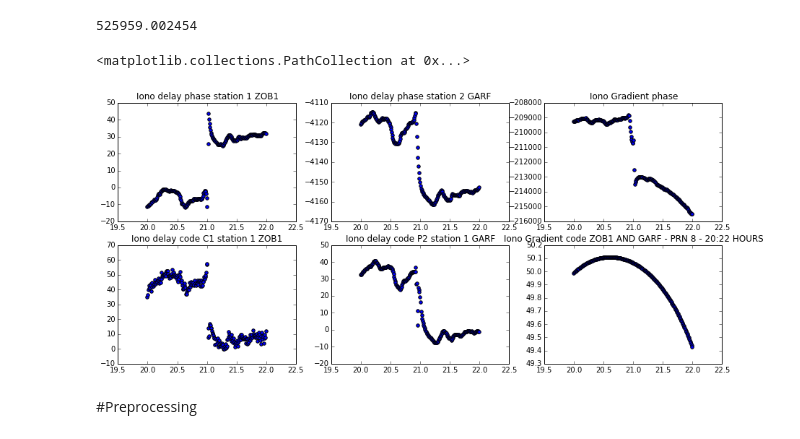
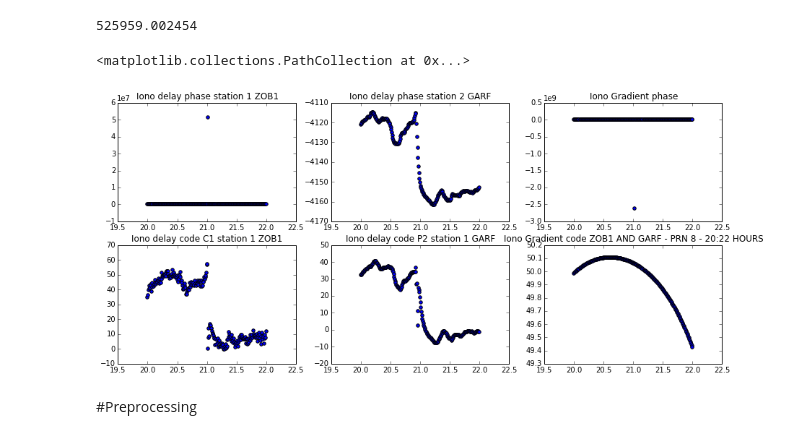
Before and after one commit to loveforeverLi/Trabajo_GNSS, a Jupyter notebook: Ejercicios 2. Iono Gradients-ZOB1-GARF.ipynb, the cells around one changed output. Saved outputs shown, nothing was run; the diff lists cells and outputs as text; code cells hidden in the pictures.

```diff
--- a/Ejercicios 2. Iono Gradients-ZOB1-GARF.ipynb
+++ b/Ejercicios 2. Iono Gradients-ZOB1-GARF.ipynb
@@ -74,15 +74,15 @@ print  IPP1[tcommon[0]][0]
 # %%
 for time in tcommon:
     d=np.sqrt((IPP1[time][0]-IPP2[time][0])**2+(IPP1[time][1]-IPP2[time][1])**2+(IPP1[time][2]-IPP2[time][2])**2)
-    if Iphase1[time]<4e7: #ese errorcito se soluciona bajando el umbral en getdata
-        D.append(d)
-        EL1.append(ELEV1[time])
-        EL2.append(ELEV2[time])
-        IC1.append(Icode1[time])
-        IC2.append(Icode2[time])
-        IPh1.append(Iphase1[time])
-        IPh2.append(Iphase2[time])
-        t.append(time)
+    #if Iphase1[time]<4e7: #ese errorcito se soluciona bajando el umbral en getdata
+    D.append(d)
+    EL1.append(ELEV1[time])
+    EL2.append(ELEV2[time])
+    IC1.append(Icode1[time])
+    IC2.append(Icode2[time])
+    IPh1.append(Iphase1[time])
+    IPh2.append(Iphase2[time])
+    t.append(time)
 
 D=np.array(D)/1000
 t=np.array(t)/3600
@@ -92,34 +92,34 @@ IP1=np.array(IPh1)
 IP2=np.array(IPh2)
 EL1=np.array(EL1)
 EL2=np.array(EL2)
 f1=gpstk.L1_FREQ_GPS
 f2=gpstk.L2_FREQ_GPS
 alfa=f1**2/(f1**2-f2**2)
 
 plt.figure(figsize=(15,10))
 plt.subplot(3,3,1)
 plt.title("Iono delay phase station 1 ZOB1")
 plt.scatter(t,IP1)
 plt.subplot(3,3,2)
 plt.title("Iono delay phase station 2 GARF")
 plt.scatter(t,IP2)
 plt.subplot(3,3,3)
 plt.title("Iono Gradient phase")
 DelayP=(alfa*(IP2-IP1)*1000)/D #Km/mm
 plt.scatter(t,DelayP)
 plt.subplot(3,3,4)
 plt.title("Iono delay code C1 station 1 ZOB1")
 plt.scatter(t,IC1)
 plt.subplot(3,3,5)
 plt.title("Iono delay code P2 station 1 GARF")
 plt.scatter(t,IC2)
 plt.subplot(3,3,6)
 plt.title("Iono Gradient code ZOB1 AND GARF - PRN 8 - 20:22 HOURS")
 DelayC=(alfa*(IC1-IC2)*1000)/D
 plt.scatter(t,D)
 # %% [output]
 <matplotlib.collections.PathCollection at 0x...>
-[figure, old version]
+[figure, new version]
 # %% [markdown]
 #Preprocessing
 # %% [markdown]
```
Also changed, not shown: parts of 22 cells of this notebook, 2 other files.
